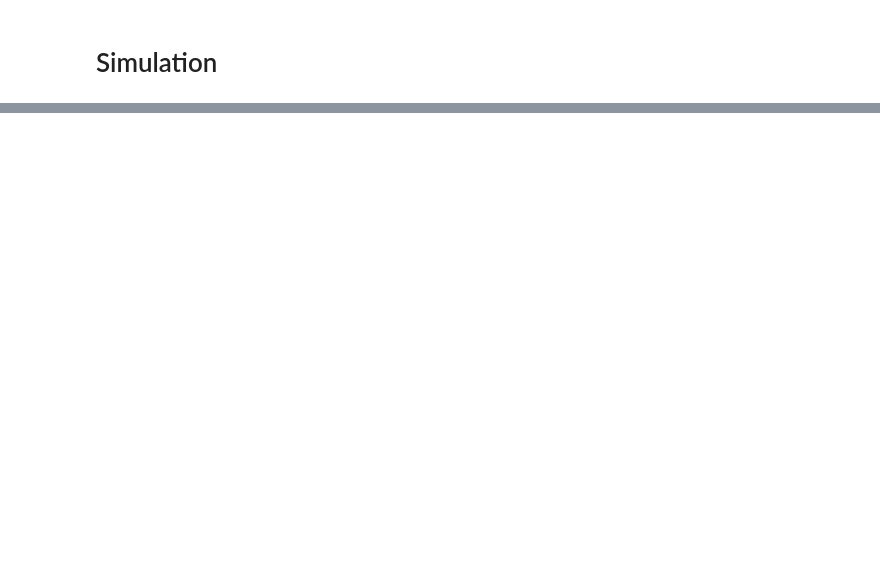
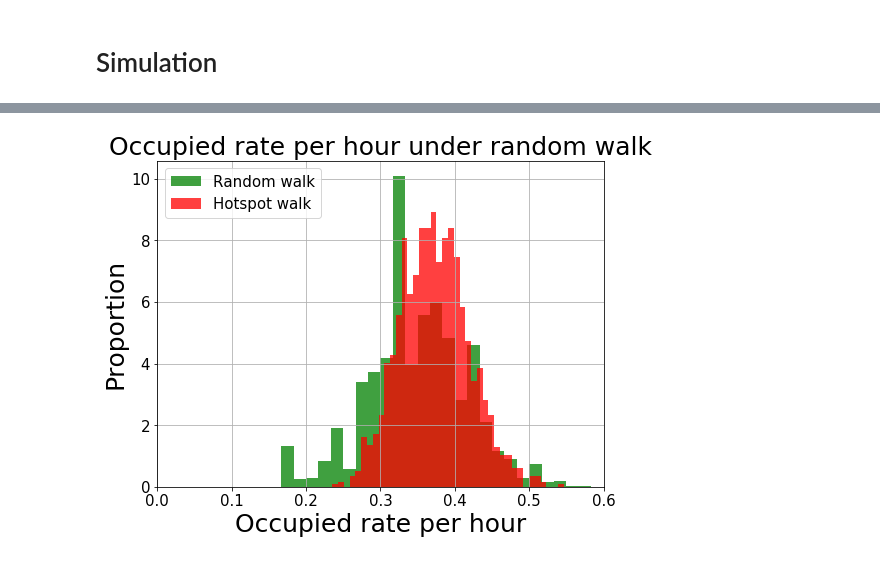
Before and after one commit to marco-yue/2021-Repositioning, a Jupyter notebook: 02 Driver Behaviors.ipynb, the cells around one changed output, grey strips where cells are left out. Saved outputs shown, nothing was run; the diff lists cells and outputs as text; code cells hidden in the pictures; blank space fills up the shorter version.

```diff
--- a/02 Driver Behaviors.ipynb
+++ b/02 Driver Behaviors.ipynb
@@ -533,0 +535,38 @@ plt.show()
+# %%
+'''Figure'''
+
+figsize = 8,6
+
+figure, ax1 = plt.subplots(figsize=figsize)
+
+labels = ax1.get_xticklabels() + ax1.get_yticklabels()
+
+[label.set_fontsize(15) for label in labels]
+
+n, bins, patches = ax1.hist(Duration_1, 40, density=True, facecolor='g', alpha=0.75,label='Random walk')
+
+n, bins, patches = ax1.hist(Duration_2, 40, density=True, facecolor='r', alpha=0.75,label='Hotspot walk')
+
+
+ax1.set_title('Occupied rate per hour under random walk',size=25)
+
+ax1.set_ylabel('Proportion',size=25)
+
+ax1.set_xlabel('Occupied rate per hour',size=25)
+
+ax1.set_xlim([0,0.6])
+
+ax1.legend(loc = 'upper left',fontsize=15)
+
+
+
+xmajorLocator   = MultipleLocator(0.1)
+
+ax1.xaxis.set_major_locator(xmajorLocator)
+
+
+plt.grid()
+
+plt.show()
+# %% [output]
+[figure, added]
```
Also changed, not shown: parts of 11 cells of this notebook.
